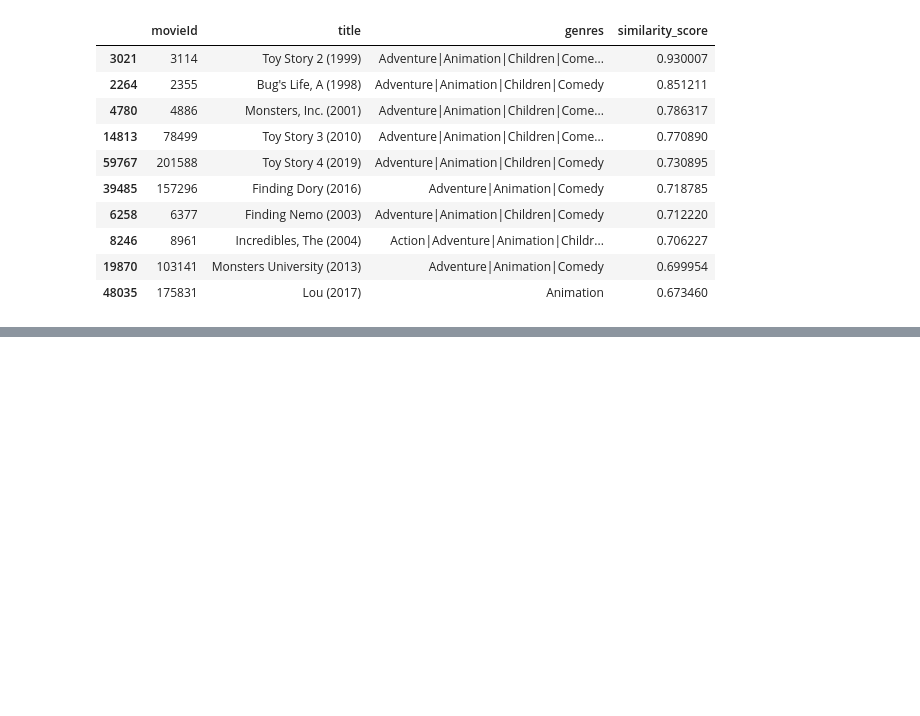
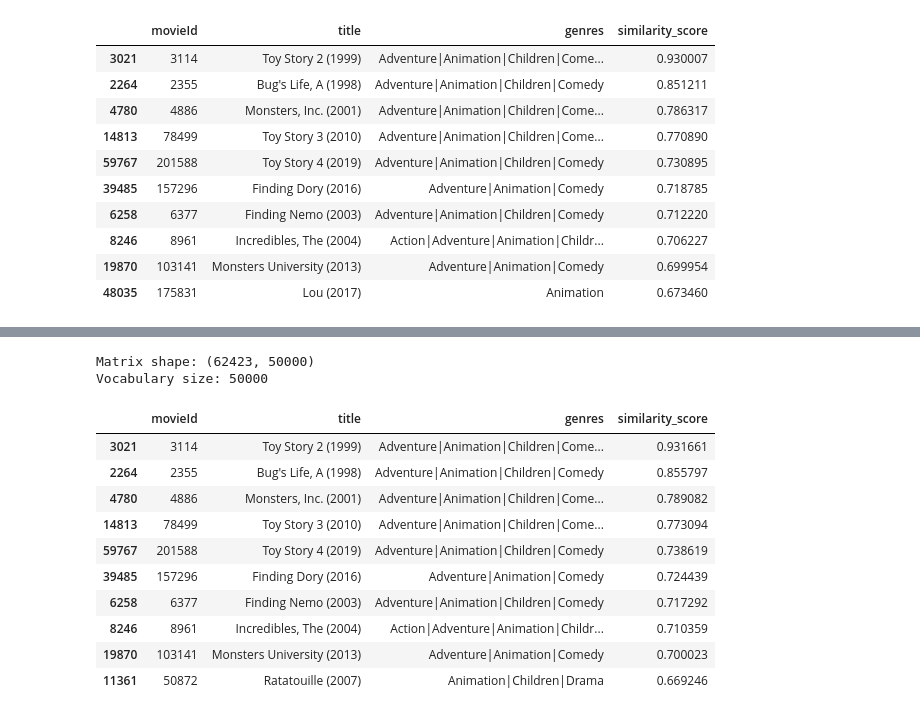
Before and after one commit to pandeyamratash/MovieReccomendationSystem, a Jupyter notebook: notebooks/content_based.ipynb, the cells around one changed output, grey strips where cells are left out. Drawn from its saved outputs; the diff is of its cells as text; code cells hidden in the pictures; blank space fills up the shorter version.

Commit message:
Initial MovieVerse project

```diff
--- a/notebooks/content_based.ipynb
+++ b/notebooks/content_based.ipynb
@@ -784,0 +829,18 @@ recommend("Toy Story (1995)", n=10)
+# %%
+movie_features["improved_content"] = (
+    movie_features["title"].fillna("") + " "
+    + movie_features["genres"]
+        .str.replace("|", " ", regex=False)
+        + " "
+    + movie_features["genres"]
+        .str.replace("|", " ", regex=False)
+        + " "
+    + movie_features["genres"]
+        .str.replace("|", " ", regex=False)
+        + " "
+    + movie_features["tag"].fillna("")
+)
+
+movie_features[
+    ["title", "genres", "tag", "improved_content"]
+].head()
@@ -784,0 +854,15 @@ recommend("Toy Story (1995)", n=10)
+# %%
+improved_tfidf = TfidfVectorizer(
+    stop_words="english",
+    max_features=50000
+)
+
+improved_tfidf_matrix = improved_tfidf.fit_transform(
+    movie_features["improved_content"]
+)
+
+print("Matrix shape:", improved_tfidf_matrix.shape)
+print("Vocabulary size:", len(improved_tfidf.vocabulary_))
+# %% [output]
+Matrix shape: (62423, 50000)
+Vocabulary size: 50000
@@ -784,0 +911,19 @@ recommend("Toy Story (1995)", n=10)
+# %%
+toy_story_results = recommend_improved(
+    "Toy Story (1995)",
+    n=10
+)
+
+display(toy_story_results)
+# %% [output]
+|  | movieId | title | genres | similarity_score |
+| 3021 | 3114 | Toy Story 2 (1999) | Adventure|Animation|Children|Come... | 0.931661 |
+| 2264 | 2355 | Bug's Life, A (1998) | Adventure|Animation|Children|Comedy | 0.855797 |
+| 4780 | 4886 | Monsters, Inc. (2001) | Adventure|Animation|Children|Come... | 0.789082 |
+| 14813 | 78499 | Toy Story 3 (2010) | Adventure|Animation|Children|Come... | 0.773094 |
+| 59767 | 201588 | Toy Story 4 (2019) | Adventure|Animation|Children|Comedy | 0.738619 |
+| 39485 | 157296 | Finding Dory (2016) | Adventure|Animation|Comedy | 0.724439 |
+| 6258 | 6377 | Finding Nemo (2003) | Adventure|Animation|Children|Comedy | 0.717292 |
+| 8246 | 8961 | Incredibles, The (2004) | Action|Adventure|Animation|Childr... | 0.710359 |
+| 19870 | 103141 | Monsters University (2013) | Adventure|Animation|Comedy | 0.700023 |
+| 11361 | 50872 | Ratatouille (2007) | Animation|Children|Drama | 0.669246 |
```
Also changed, not shown: parts of 15 cells of this notebook, 14 other files.
